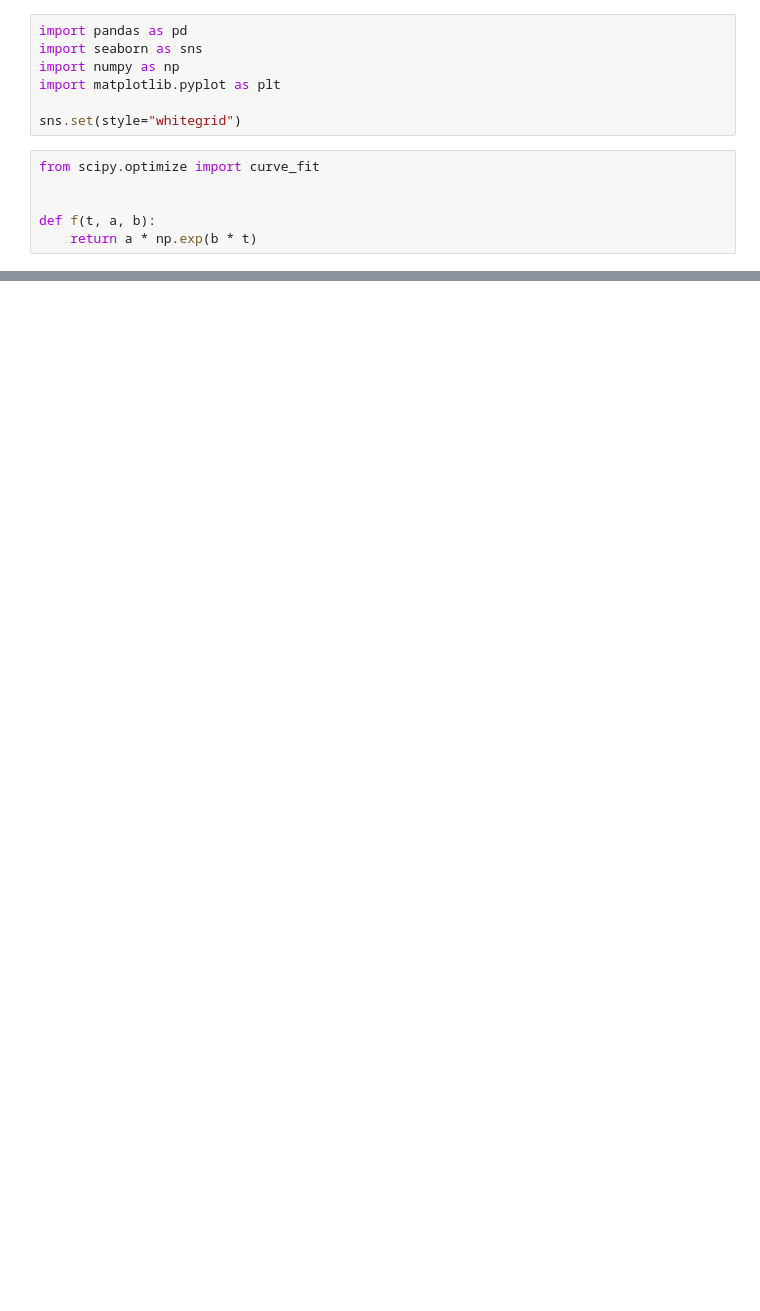
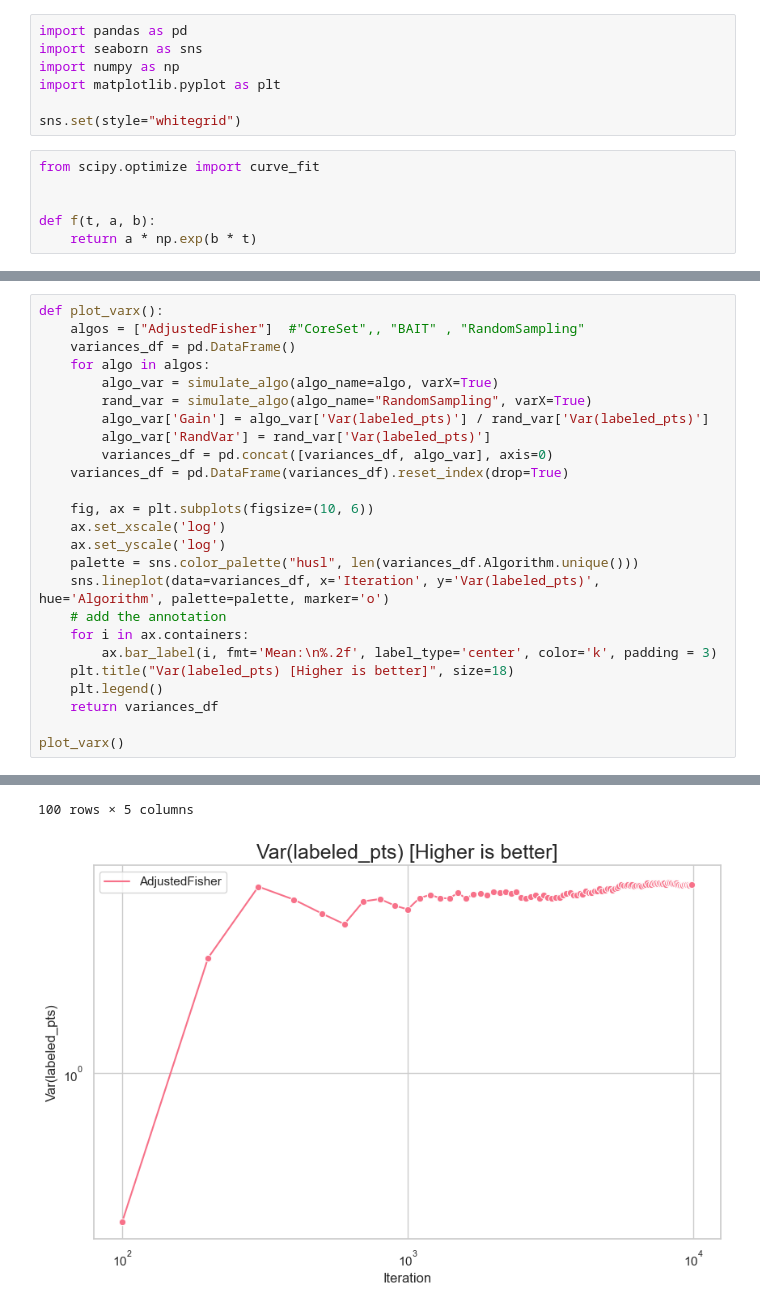
Before and after one commit to pingle14/ActiveLearningProj, a Jupyter notebook: notebook_analysis/plot_maker.ipynb, the cells around one changed output, grey strips where cells are left out. Saved outputs shown, nothing was run; the diff lists cells and outputs as text; blank space fills up the shorter version.

Commit message:
Add var(labeled_pts) plots

```diff
--- a/notebook_analysis/plot_maker.ipynb
+++ b/notebook_analysis/plot_maker.ipynb
@@ -73,0 +76,26 @@ def simulate_algo(ax, algo_name="Fisher", logscale=False, calc_gain=True):
+# %%
+def plot_varx():
+    algos = ["AdjustedFisher"]  #"CoreSet",, "BAIT" , "RandomSampling"
+    variances_df = pd.DataFrame()
+    for algo in algos:
+        algo_var = simulate_algo(algo_name=algo, varX=True)
+        rand_var = simulate_algo(algo_name="RandomSampling", varX=True)
+        algo_var['Gain'] = algo_var['Var(labeled_pts)'] / rand_var['Var(labeled_pts)']
+        algo_var['RandVar'] = rand_var['Var(labeled_pts)']
+        variances_df = pd.concat([variances_df, algo_var], axis=0)
+    variances_df = pd.DataFrame(variances_df).reset_index(drop=True)
+
+    fig, ax = plt.subplots(figsize=(10, 6))
+    ax.set_xscale('log')
+    ax.set_yscale('log')
+    palette = sns.color_palette("husl", len(variances_df.Algorithm.unique()))
+    sns.lineplot(data=variances_df, x='Iteration', y='Var(labeled_pts)', hue='Algorithm', palette=palette, marker='o')
+    # add the annotation
+    for i in ax.containers:
+        ax.bar_label(i, fmt='Mean:\n%.2f', label_type='center', color='k', padding = 3)
+    plt.title("Var(labeled_pts) [Higher is better]", size=18)
+    plt.legend()
+    return variances_df
+
+plot_varx()
+# %% [output]
@@ -74,3 +114,5 @@ def simulate_algo(ax, algo_name="Fisher", logscale=False, calc_gain=True):
+100 rows × 5 columns
+[figure, added]
 # %%
 from collections import OrderedDict
 
```
Also changed, not shown: parts of 7 cells of this notebook, 24 other files.
